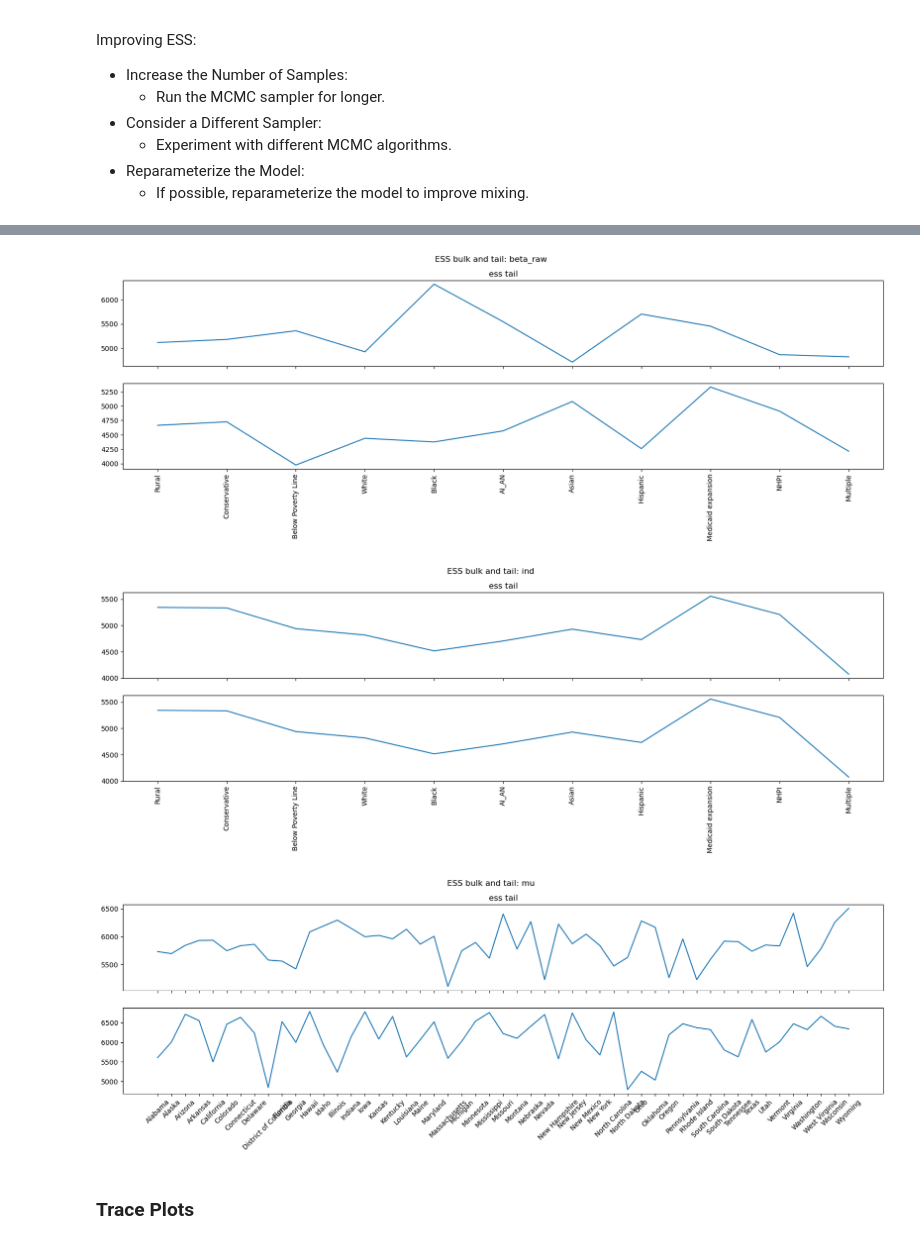
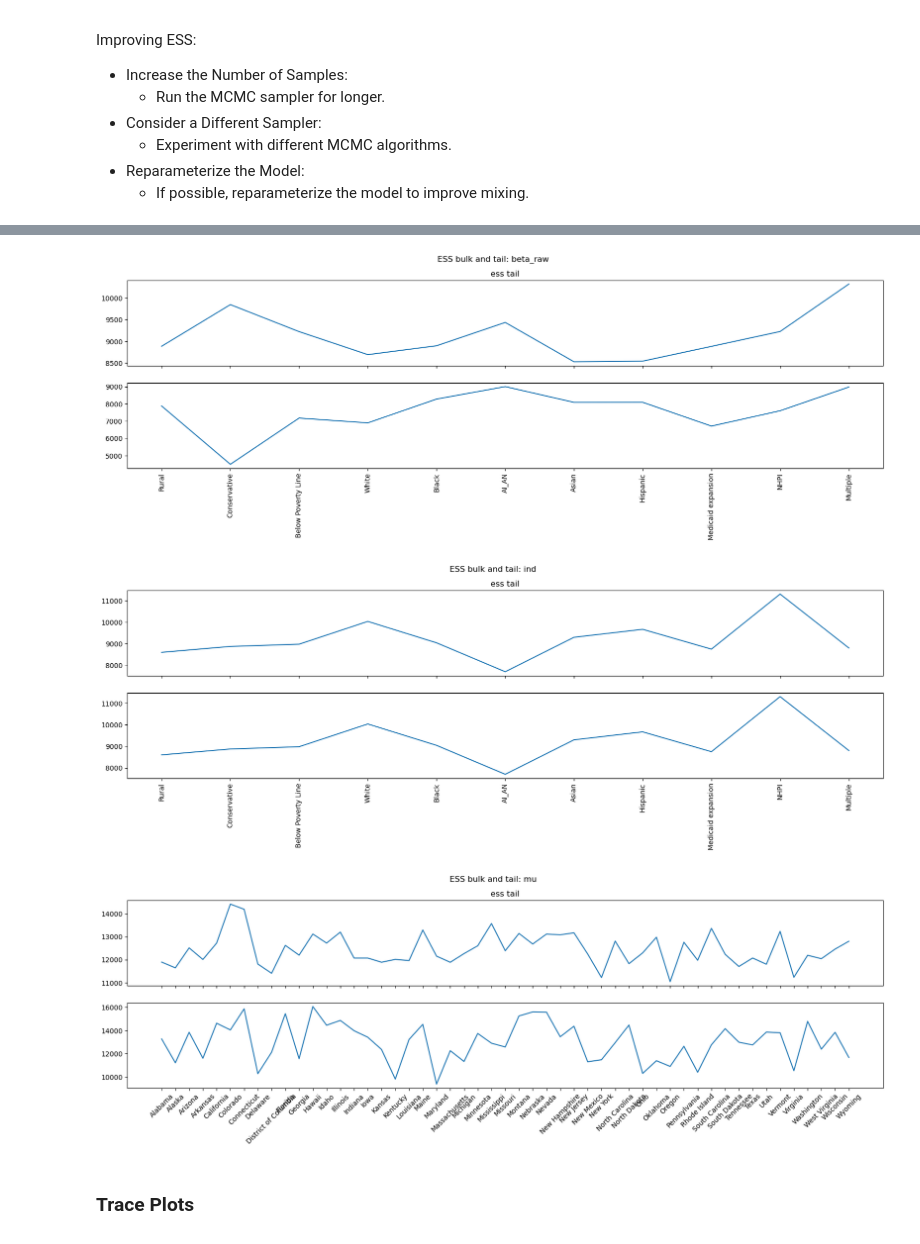
Before and after one commit to AshleyFishGeophys/HouseholdPulse_BVS, a Jupyter notebook: Household_Pulse_Data_2025.ipynb, the cells around one changed output, grey strips where cells are left out. Drawn from its saved outputs; the diff is of its cells as text; code cells hidden in the pictures.

```diff
--- a/Household_Pulse_Data_2025.ipynb
+++ b/Household_Pulse_Data_2025.ipynb
@@ -935,6 +945,3 @@ all_variables_avg_10_v2 = bayesian_variable_selection_multiple(
 # %%
-inference_results_qmc = best_trace_qmc[0]
-
-inference_results_tpe = best_trace_tpe[0]
-# inference_results = all_variables_avg_10_v2[0]
-# inference_results_tpe
+inference_results_auto = best_trace_auto[0]
+# inference_results_tpe = best_trace_tpe[0]
@@ -981,0 +948,7 @@ len(inference_variables_tpe)
+# %%
+inference_variables = df_variables_final.columns
+inference_states = lc_rates.index
+
+print("Variable numerical index vs variable name:")
+for i in range(len(inference_variables)):
+    print(f"{i}: {inference_variables[i]}")
@@ -1017,9 +1013,5 @@ posterior_avg_df_tpe, sample_stats_avg_df_tpe, observed_data_avg_df_tpe = extrac
 # %%
-# Grab summary statistics
-summary_df_tpe = az.summary(inference_results_tpe, round_to=4)
-summary_df_tpe.head(10)
-
-summary_df_qmc = az.summary(inference_results_qmc, round_to=4)
-summary_df_qmc.head(10)
+summary_df_auto = az.summary(inference_results_auto, round_to=4)
+summary_df_auto.head(10)
 # %% [output]
 |  | mean | sd | hdi_3% | hdi_97% | mcse_mean | mcse_sd | ess_bulk | ess_tail | r_hat |
@@ -1175,5 +1167,6 @@ def plot_ess(summary_df, variables, states):
 # %%
 # Arviz method
 # az.plot_ess(inference_results)
-plot_ess(summary_df_tpe, inference_variables_tpe, inference_states_tpe)
+# plot_ess(summary_df_tpe, inference_variables_tpe, inference_states_tpe)
+plot_ess(summary_df_auto, inference_variables, inference_states)
 # %% [output]
@@ -1181,6 +1174,6 @@ plot_ess(summary_df_tpe, inference_variables_tpe, inference_states_tpe)
-[figure, old version]
+[figure, new version]
-[figure, old version]
+[figure, new version]
-[figure, old version]
+[figure, new version]
 # %% [markdown]
 ### Trace Plots
 # %% [markdown]
```
Also changed, not shown: parts of 70 cells of this notebook, 4 other files.
